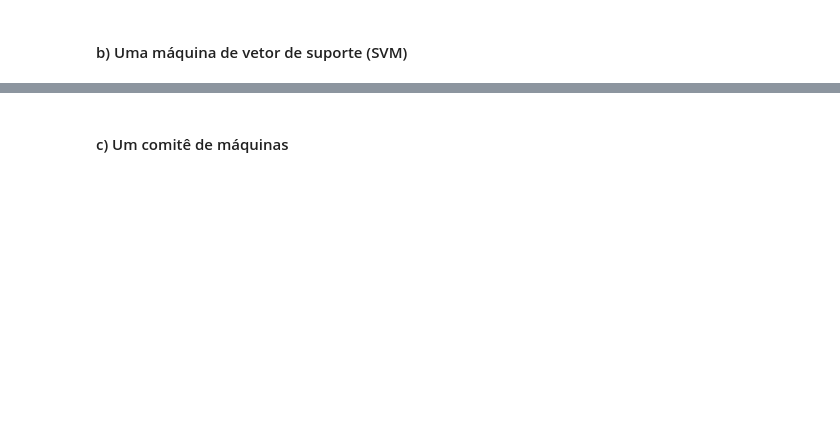
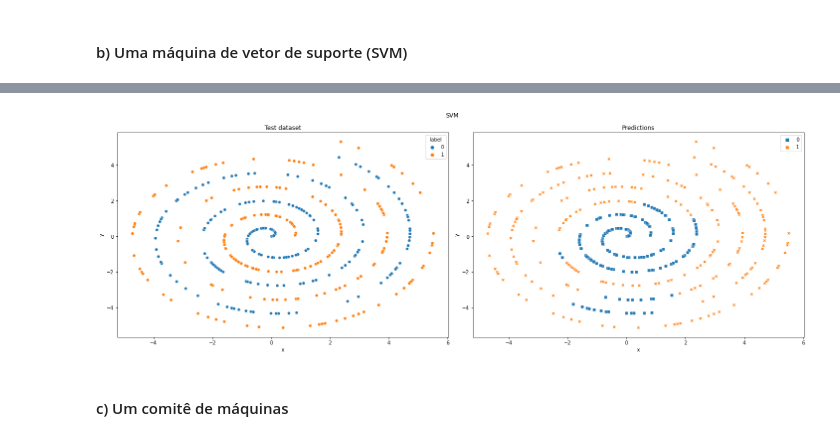
Before and after one commit to angelomarcelino/machine_learning, a Jupyter notebook: q3_espirals.ipynb, the cells around one changed output, grey strips where cells are left out. Saved outputs shown, nothing was run; the diff lists cells and outputs as text; code cells hidden in the pictures; blank space fills up the shorter version.

```diff
--- a/q3_espirals.ipynb
+++ b/q3_espirals.ipynb
@@ -30,0 +44,20 @@ plt.show()
+# %%
+import pandas as pd
+
+x = np.concatenate([x1, x2])
+y = np.concatenate([y1, y2])
+
+dataset = pd.DataFrame({
+    'x': x,
+    'y': y,
+    'x2': x**2,
+    'y2': y**2,
+    'arctan': np.arctan2(y, x),
+    'norm': np.sqrt(x**2 + y**2),
+    'label': [0]*len(theta) + [1]*len(theta)
+})
+
+x_train, x_test, y_train, y_test = train_test_split(dataset.drop(['label'], axis=1), dataset['label'], test_size=0.2, random_state=505)
+x_train.drop(['x', 'y'], axis=1, inplace=True)
+
+dataset.head()
@@ -35,2 +237,12 @@ Solucione este problema considerando:
 # %% [markdown]
 #### b) Uma máquina de vetor de suporte (SVM)
+# %%
+from sklearn.svm import SVC
+
+svm = SVC()
+
+svm.fit(x_train, y_train)
+
+y_pred_svm = svm.predict(x_test.drop(['x', 'y'], axis=1))
+
+print('SVM:\n', classification_report(y_test, y_pred_svm))
@@ -37,2 +259,6 @@ Solucione este problema considerando:
+# %%
+test_plot(y_pred_svm, 'SVM')
+# %% [output]
+[figure, added]
 # %% [markdown]
 #### c) Um comitê de máquinas
```
Also changed, not shown: parts of 17 cells of this notebook.
